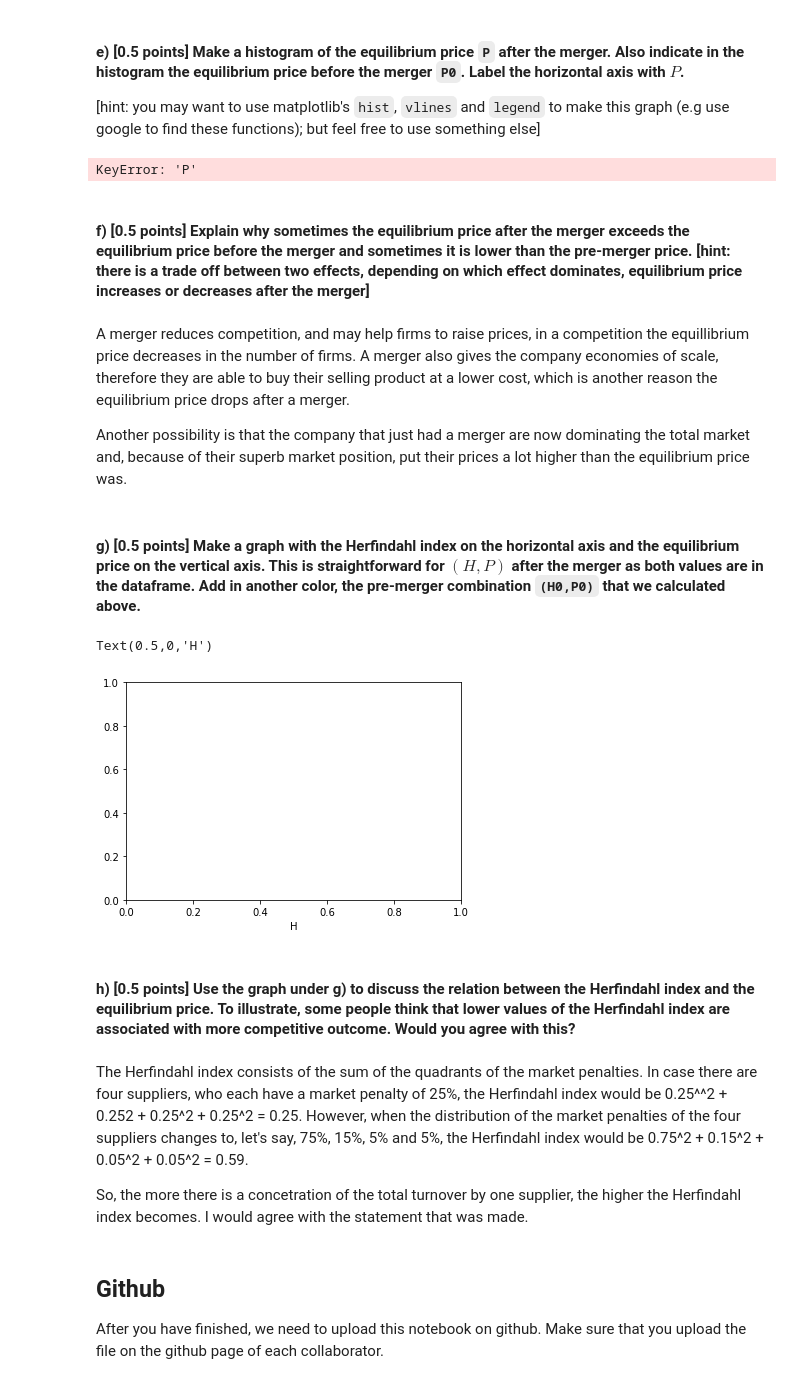
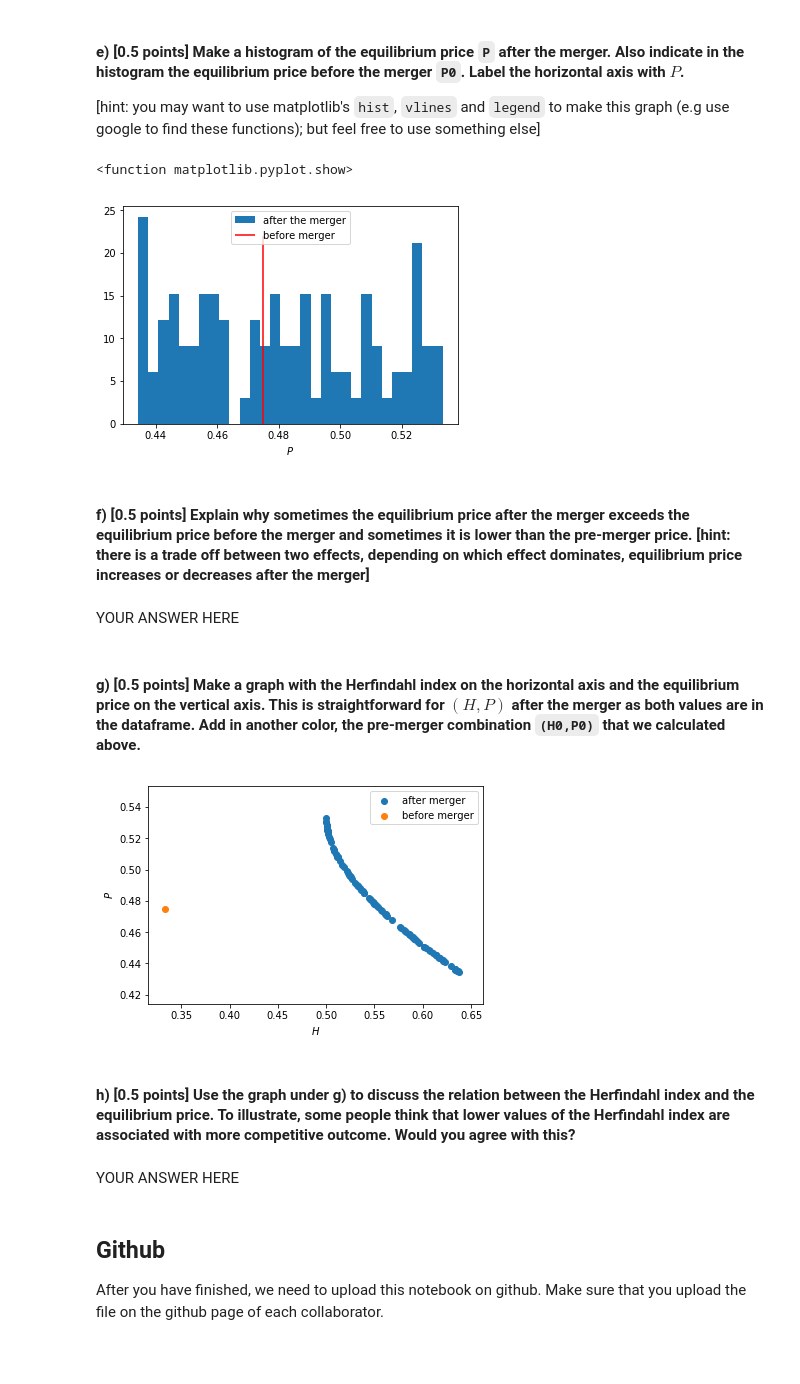
Before and after one commit to coenvdrwielen/assignments, a Jupyter notebook: exam_june_7_2018.ipynb, the cells around one changed output. Saved outputs shown, nothing was run; the diff lists cells and outputs as text; code cells hidden in the pictures; blank space fills up the shorter version.

```diff
--- a/exam_june_7_2018.ipynb
+++ b/exam_june_7_2018.ipynb
@@ -97,5 +91,0 @@ print(H0)
-# %%
-P0 = p(0.525)
-
-
-print(P0)
@@ -174,9 +144,9 @@ df_after_merger.head()
 # %% [markdown]
 #### d) [0.5 points] Add three columns to the dataframe with resp. total equilibrium output on the market, `Q`, equilibrium price, `P` and the Herfindahl index, `H`.
 # %%
-df_after_merger['Q'] = df_after_merger['output_non_merging_firm'] + df_after_merger['output_merged_firm']
-df_after_merger['P'] = 1 - df_after_merger['Q']
-df_after_merger['H'] = (df_after_merger['output_non_merging_firm'] / df_after_merger['Q']**2 + (df_after_merger['output_merged_firm'] / df_after_merger['Q']**2)
+df_after_merger['Q'] = df_after_merger.output_non_merging_firm+df_after_merger.output_merged_firm
+df_after_merger['P'] = p(df_after_merger.Q)
+df_after_merger['H'] = (df_after_merger.output_non_merging_firm/df_after_merger.Q)**2+(df_after_merger.output_merged_firm/df_after_merger.Q)**2
 
-df_after_merger.head
+df_after_merger.head()
 # %% [output]
@@ -186,37 +161,33 @@ SyntaxError: invalid syntax (<ipython-input-112-835a762c417c>, line 5)
 
 [hint: you may want to use matplotlib's `hist`, `vlines` and `legend` to make this graph (e.g use google to find these functions); but feel free to use something else]
 # %%
-plt.hist(df_after_merger['P'], bins=15, color='red')
-plt.hist(P0, range=(0.43, 0.53))
-plt.title('Equilibrium price')
-plt.xlabel('P')
-plt.ylabel('Frequency')
+plt.hist(df_after_merger.P, normed=True, bins = 30, label = 'after the merger')
+plt.vlines(P0,0,22, color = 'red', label = 'before merger')
+plt.legend()
+plt.xlabel('$P$')
 plt.show
 # %% [output]
-KeyError: 'P'
+<function matplotlib.pyplot.show>
+[figure, added]
 # %% [markdown]
 #### f) [0.5 points] Explain why sometimes the equilibrium price after the merger exceeds the equilibrium price before the merger and sometimes it is lower than the pre-merger price. [hint: there is a trade off between two effects, depending on which effect dominates, equilibrium price increases or decreases after the merger]
-# %% [markdown]
-A merger reduces competition, and may help ﬁrms to raise prices, in a competition the equillibrium price decreases in the number of firms. A merger also gives the company economies of scale, therefore they are able to buy their selling product at a lower cost, which is another reason the equilibrium price drops after a merger.
-
-Another possibility is that the company that just had a merger are now dominating the total market and, because of their superb market position, put their prices a lot higher than the equilibrium price was.
+# %% [markdown]
+YOUR ANSWER HERE
 # %% [markdown]
 #### g) [0.5 points] Make a graph with the Herfindahl index on the horizontal axis and the equilibrium price on the vertical axis. This is straightforward for $(H,P)$ after the merger as both values are in the dataframe. Add in another color, the pre-merger combination `(H0,P0)` that we calculated above.
-# %%
-plt.figure(1)
-plt.title('')
-plt.xlabel('H')
-# %% [output]
-Text(0.5,0,'H')
-[figure, removed]
+# %%
+plt.scatter(df_after_merger.H, df_after_merger.P, label = 'after merger')
+plt.scatter(H0,P0, label = 'before merger')
+plt.legend()
+plt.xlabel('$H$')
+plt.ylabel('$P$')
+plt.show()
+# %% [output]
+[figure, added]
 # %% [markdown]
 #### h) [0.5 points] Use the graph under g) to discuss the relation between the Herfindahl index and the equilibrium price. To illustrate, some people think that lower values of the Herfindahl index are associated with more competitive outcome. Would you agree with this?
-# %% [markdown]
-The Herfindahl index consists of the sum of the quadrants of the market penalties.
-In case there are four suppliers, who each have a market penalty of 25%, the Herfindahl index would be 0.25^^2 + 0.252 + 0.25^2 + 0.25^2 = 0.25.
-However, when the distribution of the market penalties of the four suppliers changes to, let's say, 75%, 15%, 5% and 5%, the Herfindahl index would be 0.75^2 + 0.15^2 + 0.05^2 + 0.05^2 = 0.59.
-
-So, the more there is a concetration of the total turnover by one supplier, the higher the Herfindahl index becomes. I would agree with the statement that was made.
+# %% [markdown]
+YOUR ANSWER HERE
 # %% [markdown]
 ## Github
 
```
Also changed, not shown: parts of 11 cells of this notebook.
